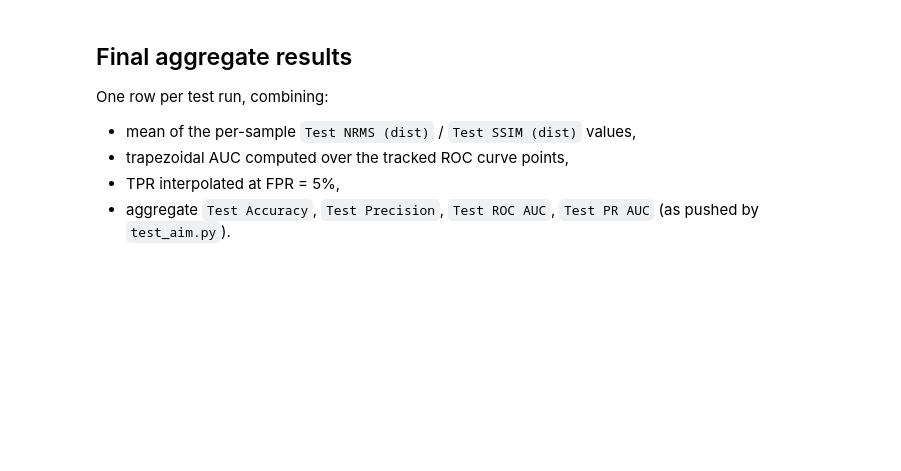
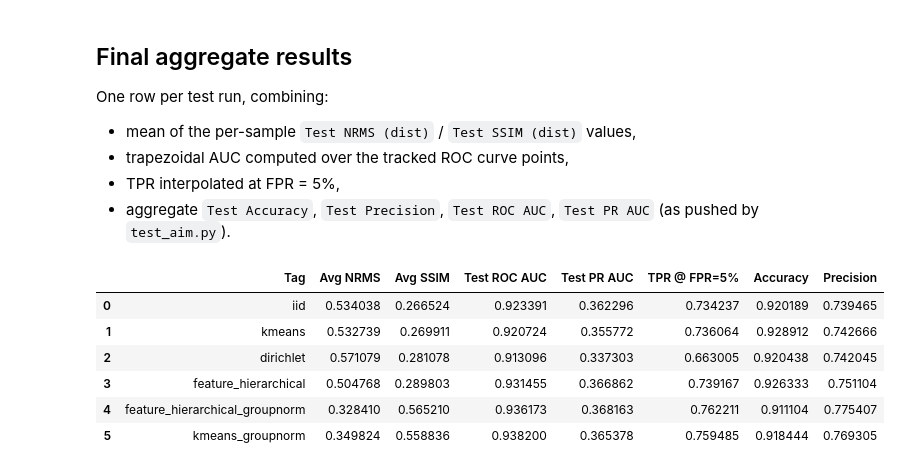
Before and after one commit to beppSpedicato/FedCircuitNet, a Jupyter notebook: show_result.ipynb, the cells around one changed output. Drawn from its saved outputs; the diff is of its cells as text; code cells hidden in the pictures; blank space fills up the shorter version.

```diff
--- a/show_result.ipynb
+++ b/show_result.ipynb
@@ -34,18 +34,14 @@ repo = Repo(path=os.getcwd())
 # checkpoint's parent directory (test).
 TRAIN_EXPERIMENTS = [
     'fedavg_drc_train',
-    'fedavg_drc_dirichlet',
-    'fedavg_drc_feature_hierarchical',
 ]
 
 TEST_EXPERIMENTS = [
     'fedavg_drc_test',
-    'fedavg_drc_test_dirichlet',
-    'fedavg_drc_test_feature_hierarchical',
 ]
 
 # Presentation order for tables/plots.
-SCHEME_ORDER = ['iid', 'kmeans', 'dirichlet', 'feature_hierarchical']
+SCHEME_ORDER = ['iid', 'kmeans', 'dirichlet', 'feature_hierarchical', 'feature_hierarchical_groupnorm', 'kmeans-groupnorm']
 # %%
 def get_runs_by_experiment_name(experiment_name):
     query = (
@@ -73,7 +69,8 @@ def train_scheme_tag(run):
     """Return a stable label (partitioning type) for a train run."""
     hparams = run.get('hparams') or {}
     partitioning = hparams.get('partitioning') or {}
-    return partitioning.get('type') or (run.experiment or run.hash)
+    model = hparams.get('model') or {}
+    return f"{partitioning.get('type') or (run.experiment or run.hash)}_{model.get('type') or 'Routenet'}"
 
 
 def test_scheme_tag(run):
@@ -84,6 +81,7 @@ def test_scheme_tag(run):
     """
     hparams = run.get('hparams') or {}
     checkpoint = hparams.get('checkpoint') or ''
+    model = hparams.get('model') or {}
     parent = os.path.basename(os.path.dirname(checkpoint)) if checkpoint else ''
     if parent.startswith('fedavg_'):
         return parent[len('fedavg_'):]
@@ -110,7 +108,8 @@ def metric_series_with_steps(run, name, context=None):
     metric = run.get_metric(name, context=Context(context or {}))
     if metric is None:
         return np.array([]), np.array([])
-    steps = metric.steps.values_numpy()
+
+    steps = metric.timestamps.values_numpy()
     vals = metric.values.values_numpy()
     idx = np.argsort(steps)
     return steps[idx], vals[idx]
@@ -606,35 +674,38 @@ def single_scalar(run, name):
 
 final_rows = []
 for run in test_runs:
     tag = test_scheme_tag(run)
 
     nrms_vals = per_sample_metric(run, 'Test NRMS (dist)')
     ssim_vals = per_sample_metric(run, 'Test SSIM (dist)')
     fpr, tpr = roc_curve(run)
 
     area = None
     tpr_at_5 = None
     if fpr.size and tpr.size:
         sort_idx = np.argsort(fpr)
         fpr_sorted = fpr[sort_idx]
         tpr_sorted = tpr[sort_idx]
-        area = 0.0
-        for i in range(1, len(fpr_sorted)):
-            area += ((fpr_sorted[i] - fpr_sorted[i - 1])
-                     * (tpr_sorted[i] + tpr_sorted[i - 1]) / 2)
         tpr_at_5 = float(np.interp(0.05, fpr_sorted, tpr_sorted))
 
     final_rows.append({
         'Tag': tag,
         'Avg NRMS': float(np.mean(nrms_vals)) if nrms_vals.size else None,
         'Avg SSIM': float(np.mean(ssim_vals)) if ssim_vals.size else None,
-        'AUC ROC (trapz)': area,
         'Test ROC AUC': single_scalar(run, 'Test ROC AUC'),
         'Test PR AUC': single_scalar(run, 'Test PR AUC'),
         'TPR @ FPR=5%': tpr_at_5,
         'Accuracy': single_scalar(run, 'Test Accuracy'),
         'Precision': single_scalar(run, 'Test Precision'),
     })
 
 final_df = pd.DataFrame(final_rows)
 display(final_df)
+# %% [output]
+|  | Tag | Avg NRMS | Avg SSIM | Test ROC AUC | Test PR AUC | TPR @ FPR=5% | Accuracy | Precision |
+| 0 | iid | 0.534038 | 0.266524 | 0.923391 | 0.362296 | 0.734237 | 0.920189 | 0.739465 |
+| 1 | kmeans | 0.532739 | 0.269911 | 0.920724 | 0.355772 | 0.736064 | 0.928912 | 0.742666 |
+| 2 | dirichlet | 0.571079 | 0.281078 | 0.913096 | 0.337303 | 0.663005 | 0.920438 | 0.742045 |
+| 3 | feature_hierarchical | 0.504768 | 0.289803 | 0.931455 | 0.366862 | 0.739167 | 0.926333 | 0.751104 |
+| 4 | feature_hierarchical_groupnorm | 0.328410 | 0.565210 | 0.936173 | 0.368163 | 0.762211 | 0.911104 | 0.775407 |
+| 5 | kmeans_groupnorm | 0.349824 | 0.558836 | 0.938200 | 0.365378 | 0.759485 | 0.918444 | 0.769305 |
```
Also changed, not shown: parts of 9 cells of this notebook, 2 other files.
